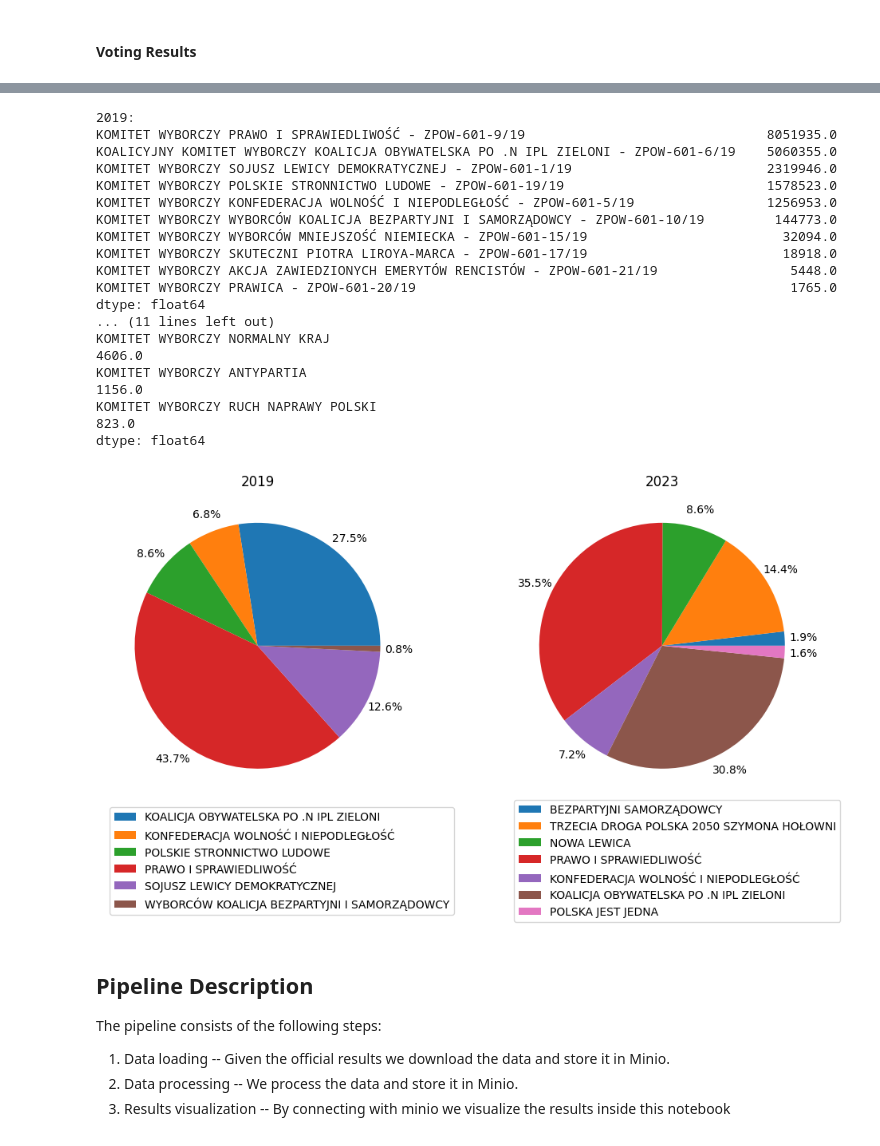
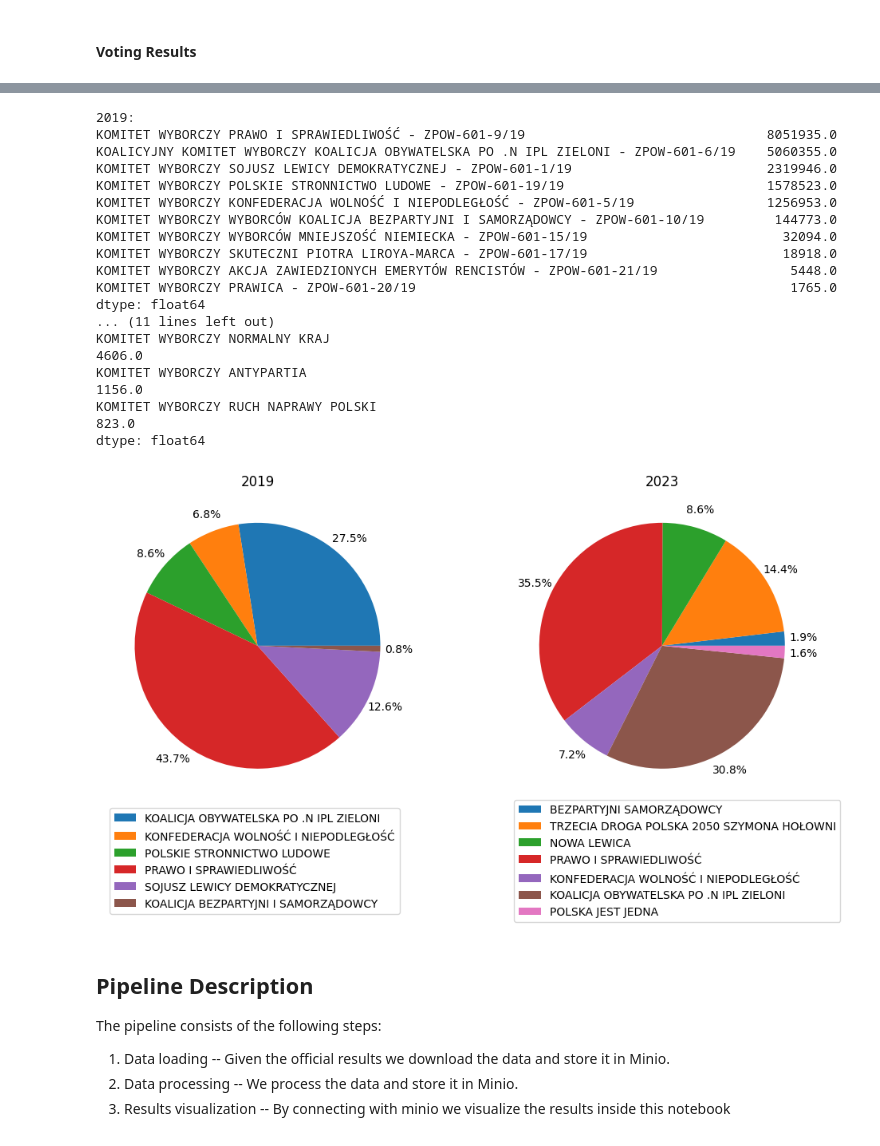
Before and after one commit to gbzaleski/DE-1-Elections, a Jupyter notebook: presentation.ipynb, the cells around one changed output, grey strips where cells are left out. Cells and saved outputs as stored; diff of their text form; code cells hidden in the pictures.

```diff
--- a/presentation.ipynb
+++ b/presentation.ipynb
@@ -177,37 +226,37 @@ print(parties_2023.sort_values(ascending=False))
 parties_2019 = parties_2019[parties_2019 > 100000]
 parties_2023 = parties_2023[parties_2023 > 100000]
 
-parties_2019.index = parties_2019.index.map(lambda x: x.split("WYBORCZY")[1].split("-")[0].strip())
-parties_2023.index = parties_2023.index.map(lambda x: x.split("WYBORCZY")[1].split("-")[0].strip())
+parties_2019.index = parties_2019.index.map(ccn)
+parties_2023.index = parties_2023.index.map(ccn)
 
 fig, ax = plt.subplots(1, 2, figsize=(12, 5))
 
 parties_2019.plot.pie(autopct='%1.1f%%', pctdistance=1.15, labels=None, title="2019", ax=ax[0])
 parties_2023.plot.pie(autopct='%1.1f%%', pctdistance=1.15, labels=None, title="2023", ax=ax[1])
 
 ax[0].legend(labels=parties_2019.index, loc="center left", bbox_to_anchor=(0, -0.2))
 ax[1].legend(labels=parties_2023.index, loc="center left", bbox_to_anchor=(0, -0.2))
 
 plt.show()
 # %% [output]
 2019:
 KOMITET WYBORCZY PRAWO I SPRAWIEDLIWOŚĆ - ZPOW-601-9/19                               8051935.0
 KOALICYJNY KOMITET WYBORCZY KOALICJA OBYWATELSKA PO .N IPL ZIELONI - ZPOW-601-6/19    5060355.0
 KOMITET WYBORCZY SOJUSZ LEWICY DEMOKRATYCZNEJ - ZPOW-601-1/19                         2319946.0
 KOMITET WYBORCZY POLSKIE STRONNICTWO LUDOWE - ZPOW-601-19/19                          1578523.0
 KOMITET WYBORCZY KONFEDERACJA WOLNOŚĆ I NIEPODLEGŁOŚĆ - ZPOW-601-5/19                 1256953.0
 KOMITET WYBORCZY WYBORCÓW KOALICJA BEZPARTYJNI I SAMORZĄDOWCY - ZPOW-601-10/19         144773.0
 KOMITET WYBORCZY WYBORCÓW MNIEJSZOŚĆ NIEMIECKA - ZPOW-601-15/19                         32094.0
 KOMITET WYBORCZY SKUTECZNI PIOTRA LIROYA-MARCA - ZPOW-601-17/19                         18918.0
 KOMITET WYBORCZY AKCJA ZAWIEDZIONYCH EMERYTÓW RENCISTÓW - ZPOW-601-21/19                 5448.0
 KOMITET WYBORCZY PRAWICA - ZPOW-601-20/19                                                1765.0
 dtype: float64
 ... (11 lines left out)
 KOMITET WYBORCZY NORMALNY KRAJ                                                                           4606.0
 KOMITET WYBORCZY ANTYPARTIA                                                                              1156.0
 KOMITET WYBORCZY RUCH NAPRAWY POLSKI                                                                      823.0
 dtype: float64
-[figure, old version]
+[figure, new version]
 # %% [markdown]
 ## Pipeline Description
 
```
Also changed, not shown: parts of 21 cells of this notebook.
